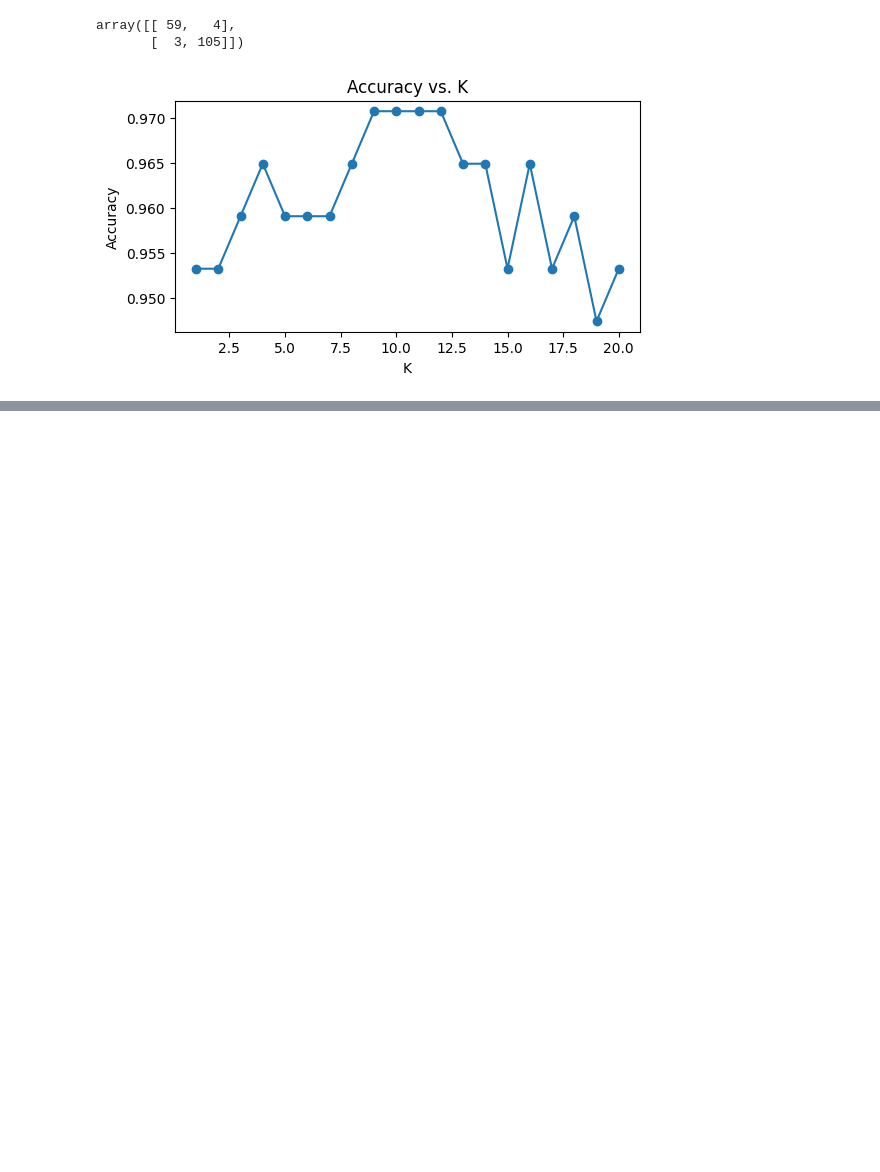
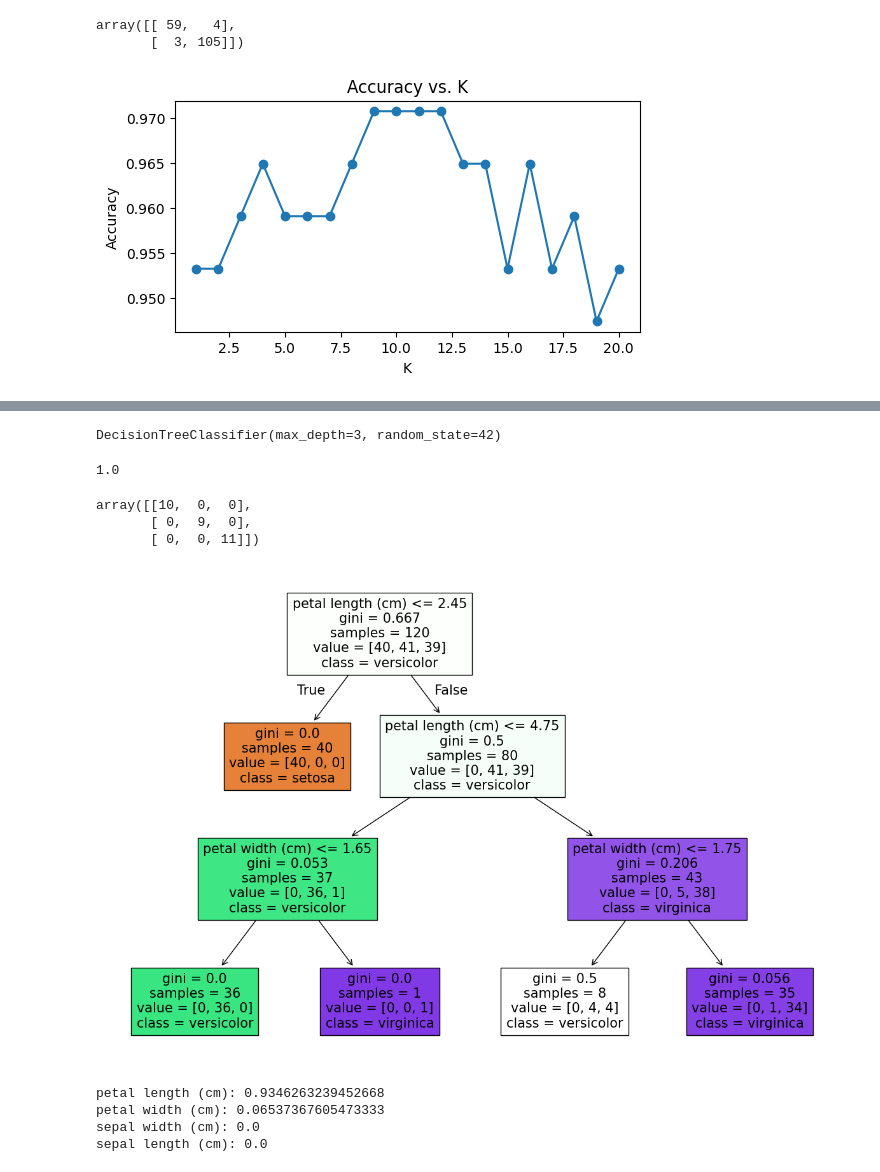
Before and after one commit to ArsenLupen53/GYZU-BTK-codespace, a Jupyter notebook: classification/classification.ipynb, the cells around one changed output, grey strips where cells are left out. Cells and saved outputs as stored; diff of their text form; code cells hidden in the pictures; blank space fills up the shorter version.

Commit message:
decision tree

```diff
--- a/classification/classification.ipynb
+++ b/classification/classification.ipynb
@@ -124,0 +186,6 @@ plt.show()
+# %%
+# 1 - veri seti yükler
+iris = load_iris()
+df = pd.DataFrame(data = iris.data, columns = iris.feature_names)
+df['target'] = iris.target
+df.head()
@@ -124,0 +199,46 @@ plt.show()
+# %%
+X = iris.data # features
+y = iris.target # target
+# %%
+# 2 - train ve test ayrımı
+X_train, X_test, y_train, y_test = train_test_split(X,y,test_size = 0.2, random_state = 42)
+# %%
+# 3 - karar ağacı oluşturulması ve eğitilmesi
+dt = DecisionTreeClassifier(criterion = "gini",max_depth=3,random_state=42)
+dt.fit(X_train,y_train)
+# %% [output]
+DecisionTreeClassifier(max_depth=3, random_state=42)
+# %%
+# 4 - dt değerlendirme test
+y_pred = dt.predict(X_test)
+accuracy = accuracy_score(y_test,y_pred)
+accuracy
+# %% [output]
+1.0
+# %%
+from sklearn.metrics import confusion_matrix
+conf_matrix = confusion_matrix(y_test,y_pred)
+conf_matrix
+# %% [output]
+array([[10,  0,  0],
+       [ 0,  9,  0],
+       [ 0,  0, 11]])
+# %%
+# 5 - karar ağacı görselleştirme
+plt.figure(figsize = (15,10))
+plot_tree(dt,filled=True,feature_names=iris.feature_names,class_names=list(iris.target_names))
+plt.show()
+# %% [output]
+[figure, added]
+# %%
+# feature importance (öznitelik önemi) - feature selection
+feature_importances = dt.feature_importances_
+feature_names = iris.feature_names
+feature_importances_sorted = sorted(zip(feature_importances,feature_names),reverse=True)
+for importance, feature_name in feature_importances_sorted:
+  print(f"{feature_name}: {importance}")
+# %% [output]
+petal length (cm): 0.9346263239452668
+petal width (cm): 0.06537367605473333
+sepal width (cm): 0.0
+sepal length (cm): 0.0
```
Also changed, not shown: parts of 10 cells of this notebook.
